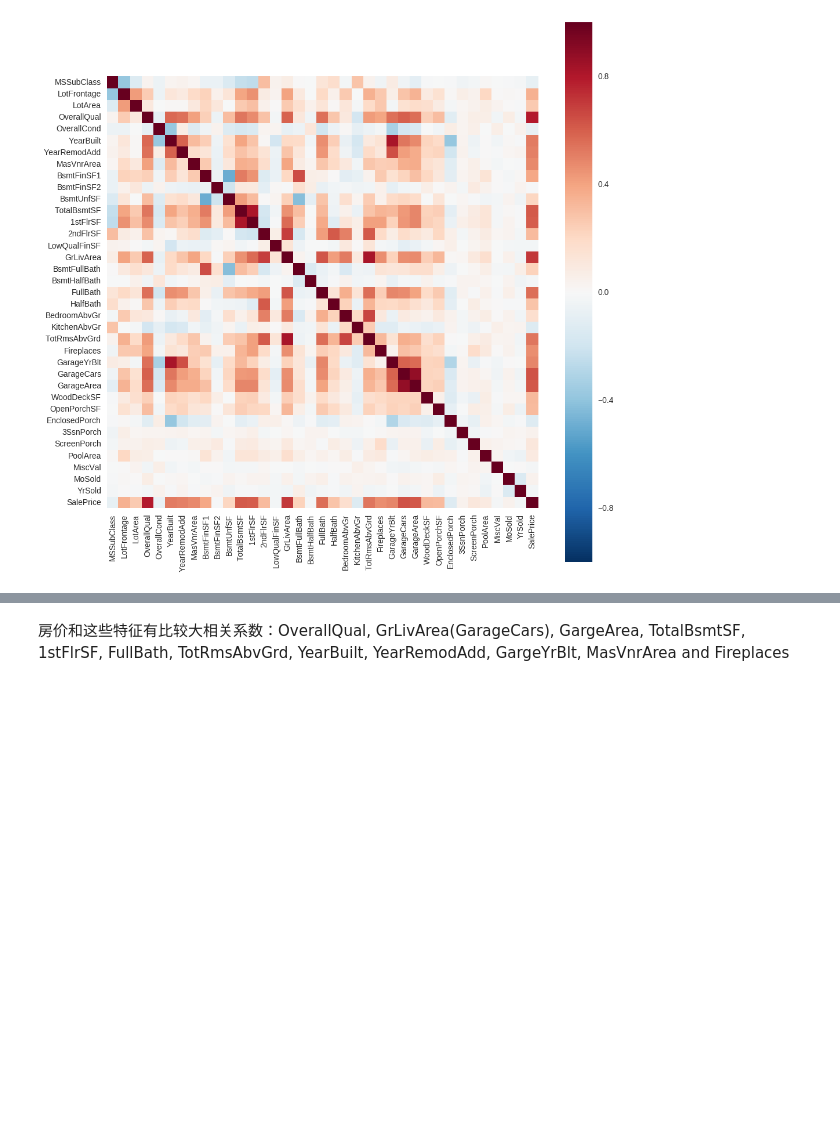
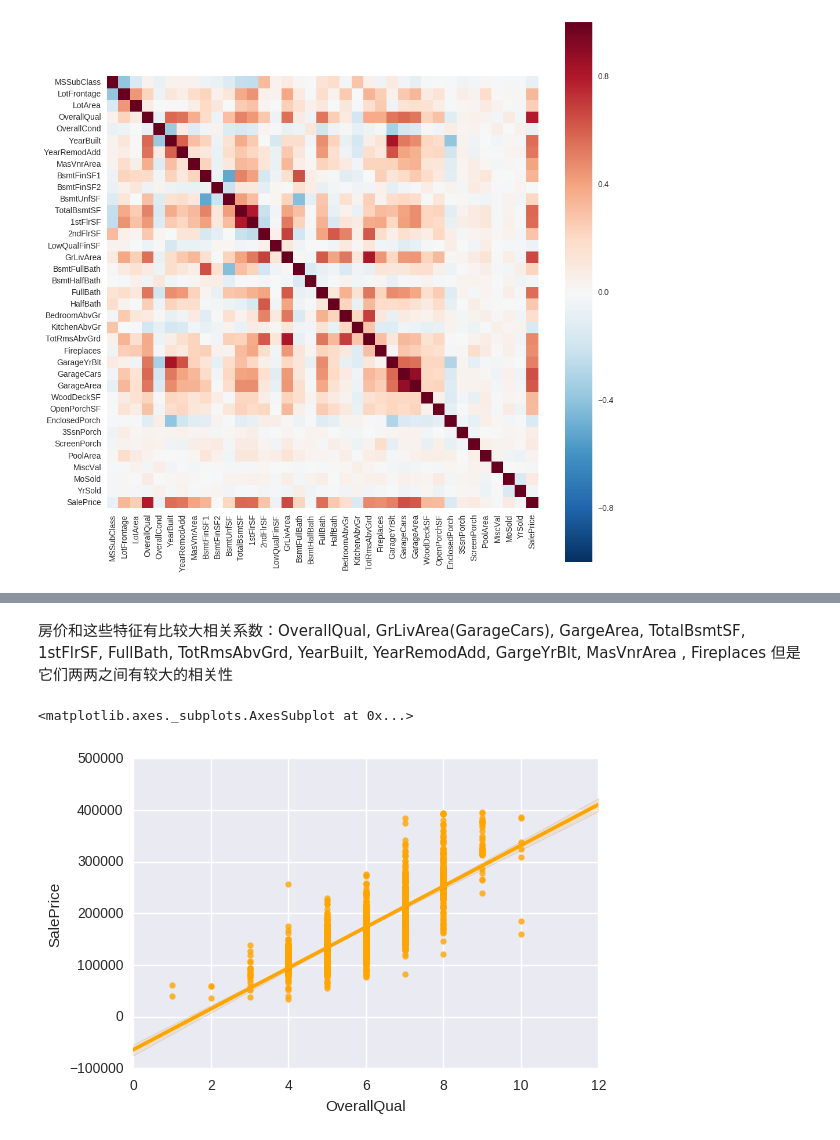
Before and after one commit to ShawnXiha/House-Prices-Advanced-Regression-Techniques, a Jupyter notebook: Data exploring.ipynb, the cells around one changed output, grey strips where cells are left out. Cells and saved outputs as stored; diff of their text form; code cells hidden in the pictures; blank space fills up the shorter version.

```diff
--- a/Data exploring.ipynb
+++ b/Data exploring.ipynb
@@ -101,2 +108,7 @@ BsmtFinSF2:     -0.0113781214502
 # %% [markdown]
-房价和这些特征有比较大相关系数：OverallQual, GrLivArea(GarageCars), GargeArea, TotalBsmtSF, 1stFlrSF, FullBath, TotRmsAbvGrd, YearBuilt, YearRemodAdd, GargeYrBlt, MasVnrArea and Fireplaces
+房价和这些特征有比较大相关系数：OverallQual, GrLivArea(GarageCars), GargeArea, TotalBsmtSF, 1stFlrSF, FullBath, TotRmsAbvGrd, YearBuilt, YearRemodAdd, GargeYrBlt, MasVnrArea , Fireplaces 但是它们两两之间有较大的相关性
+# %%
+sns.regplot(x = 'OverallQual', y = 'SalePrice', data = df, color = 'Orange')
+# %% [output]
+<matplotlib.axes._subplots.AxesSubplot at 0x...>
+[figure, added]
```
Also changed, not shown: parts of 39 cells of this notebook, 7 other files.
